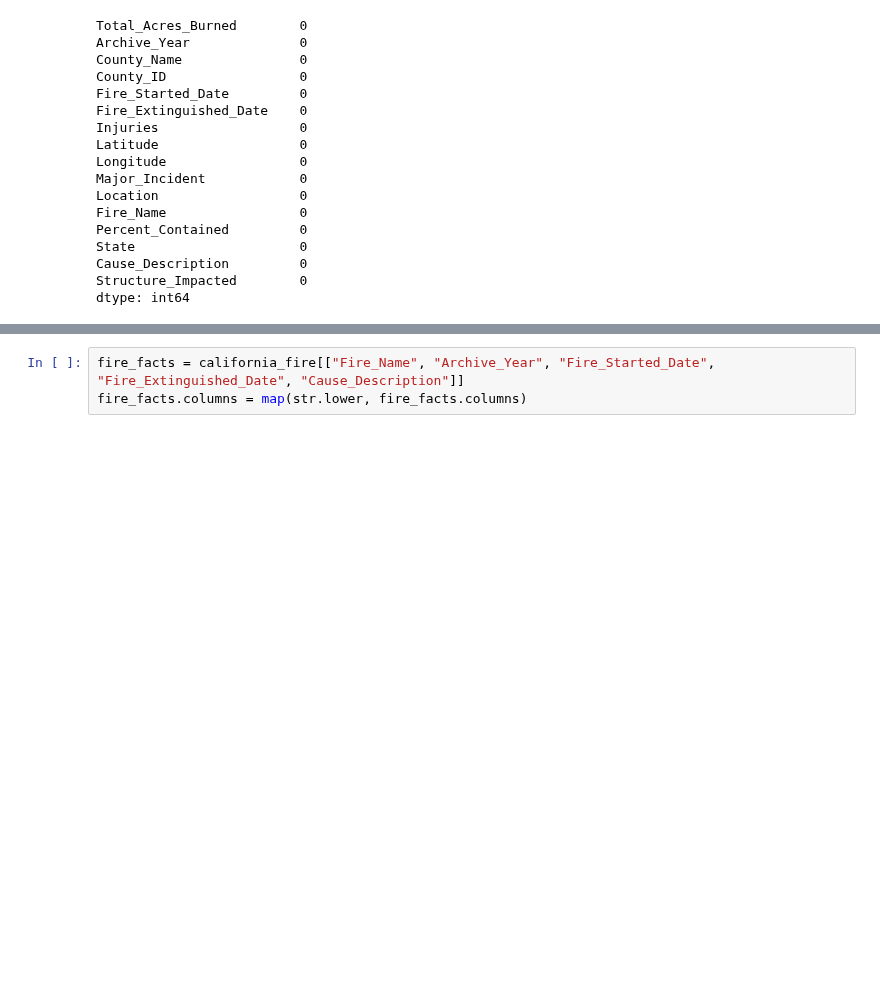
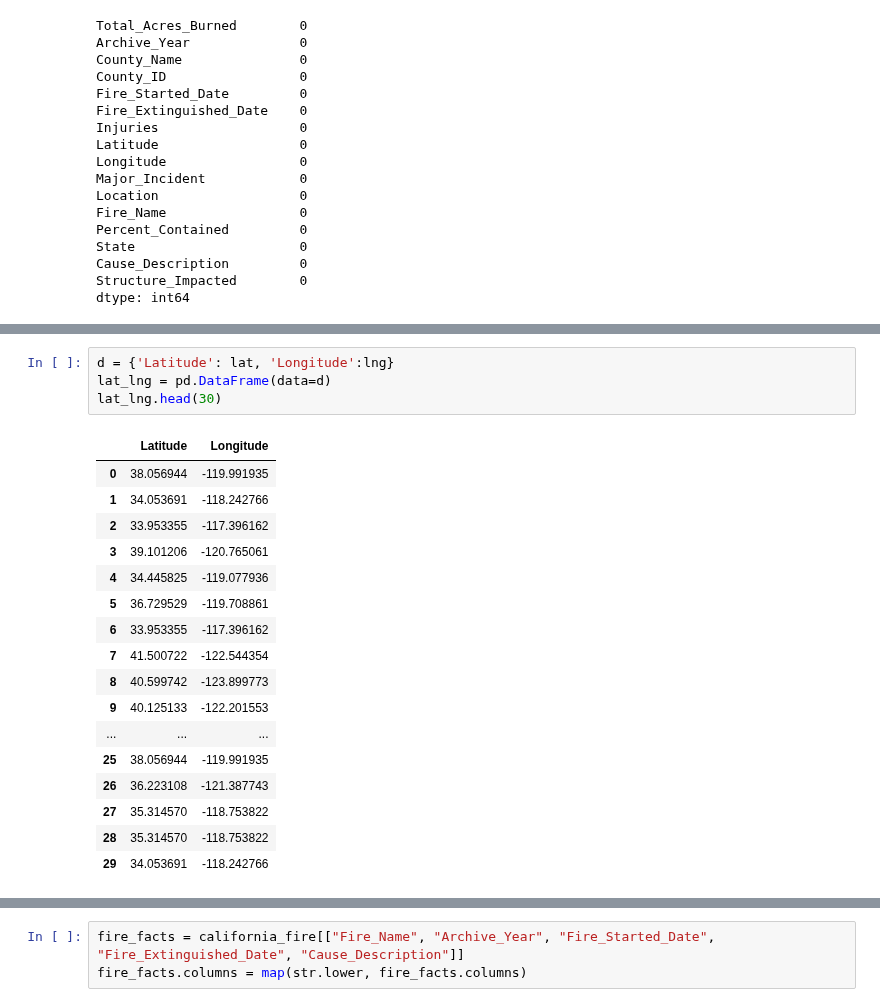
Before and after one commit to dhivyapadmanaban/California_Wildfires, a Jupyter notebook: Data_Processing/California_WildFire_Processing.ipynb, the cells around one changed output, grey strips where cells are left out. Drawn from its saved outputs; the diff is of its cells as text; blank space fills up the shorter version.

Commit message:
Data processing modified.

```diff
--- a/Data_Processing/California_WildFire_Processing.ipynb
+++ b/Data_Processing/California_WildFire_Processing.ipynb
@@ -423,0 +469,22 @@ dtype: int64
+# %%
+d = {'Latitude': lat, 'Longitude':lng}
+lat_lng = pd.DataFrame(data=d)
+lat_lng.head(30)
+# %% [output]
+|  | Latitude | Longitude |
+| 0 | 38.056944 | -119.991935 |
+| 1 | 34.053691 | -118.242766 |
+| 2 | 33.953355 | -117.396162 |
+| 3 | 39.101206 | -120.765061 |
+| 4 | 34.445825 | -119.077936 |
+| 5 | 36.729529 | -119.708861 |
+| 6 | 33.953355 | -117.396162 |
+| 7 | 41.500722 | -122.544354 |
+| 8 | 40.599742 | -123.899773 |
+| 9 | 40.125133 | -122.201553 |
+| ... | ... | ... |
+| 25 | 38.056944 | -119.991935 |
+| 26 | 36.223108 | -121.387743 |
+| 27 | 35.314570 | -118.753822 |
+| 28 | 35.314570 | -118.753822 |
+| 29 | 34.053691 | -118.242766 |
```
Also changed, not shown: parts of 16 cells of this notebook.
